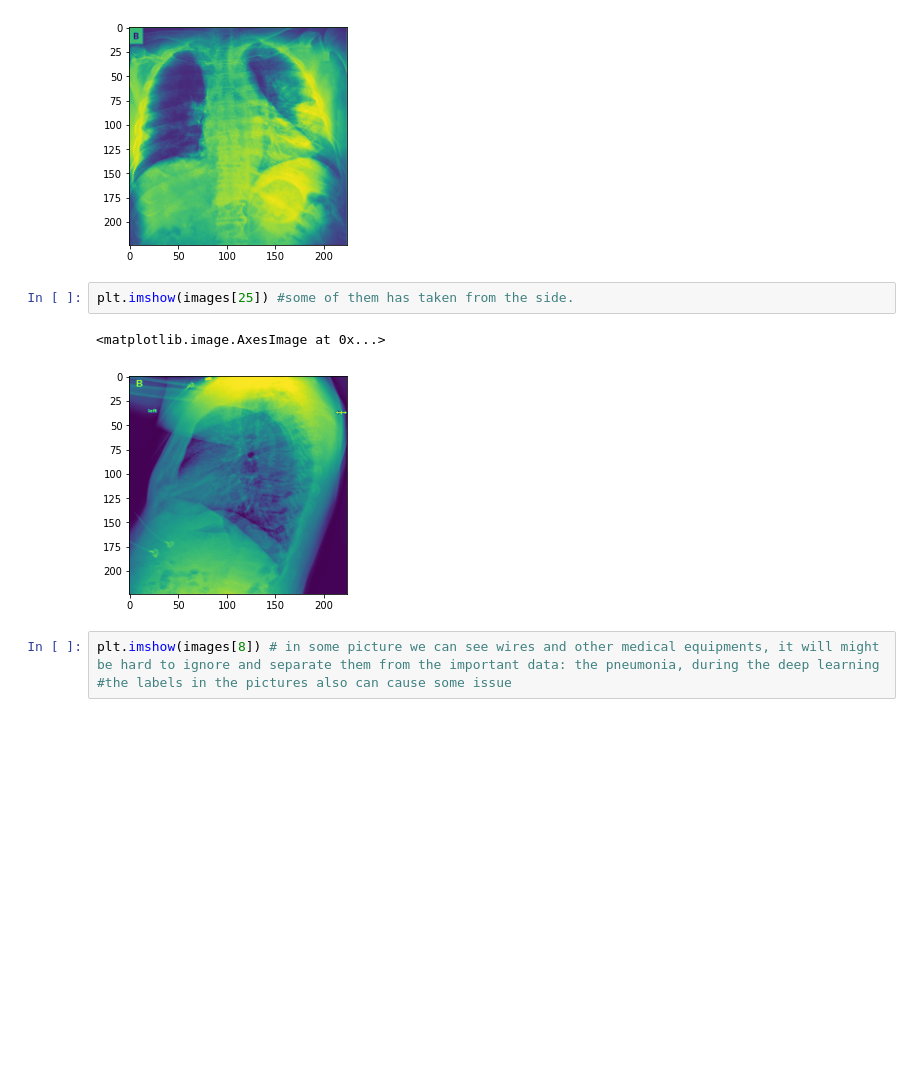
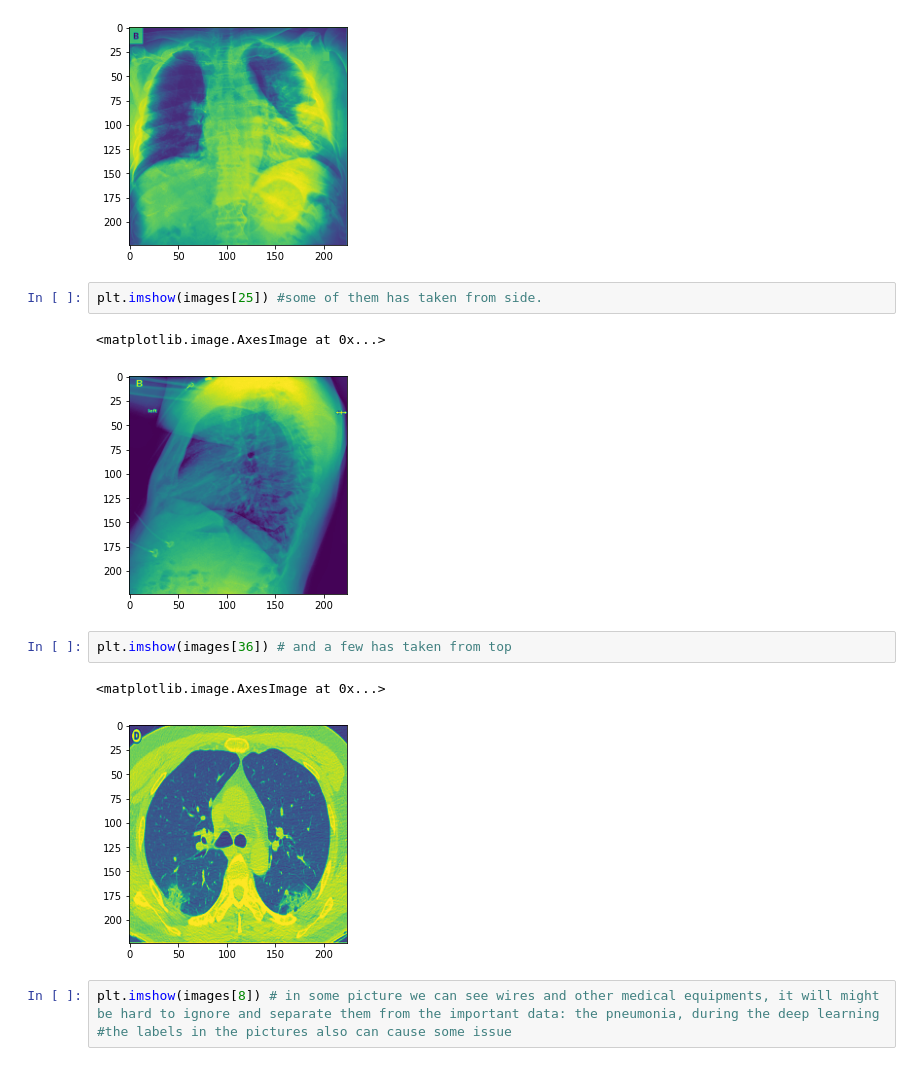
Before and after one commit to balszeg/Deep_learning_uniproject, a Jupyter notebook: Semester_project.ipynb, the cells around one changed output. Saved outputs shown, nothing was run; the diff lists cells and outputs as text; blank space fills up the shorter version.

```diff
--- a/Semester_project.ipynb
+++ b/Semester_project.ipynb
@@ -90,10 +90,15 @@ plt.imshow(images[1]) # the most of the images are "front"
 <matplotlib.image.AxesImage at 0x...>
 [figure]
 # %%
-plt.imshow(images[25]) #some of them has taken from the side.
+plt.imshow(images[25]) #some of them has taken from side.
 # %% [output]
 <matplotlib.image.AxesImage at 0x...>
 [figure]
+# %%
+plt.imshow(images[36]) # and a few has taken from top
+# %% [output]
+<matplotlib.image.AxesImage at 0x...>
+[figure, added]
 # %%
 plt.imshow(images[8]) # in some picture we can see wires and other medical equipments, it will might be hard to ignore and separate them from the important data: the pneumonia, during the deep learning
 #the labels in the pictures also can cause some issue
```
Also changed, not shown: parts of 55 cells of this notebook.
